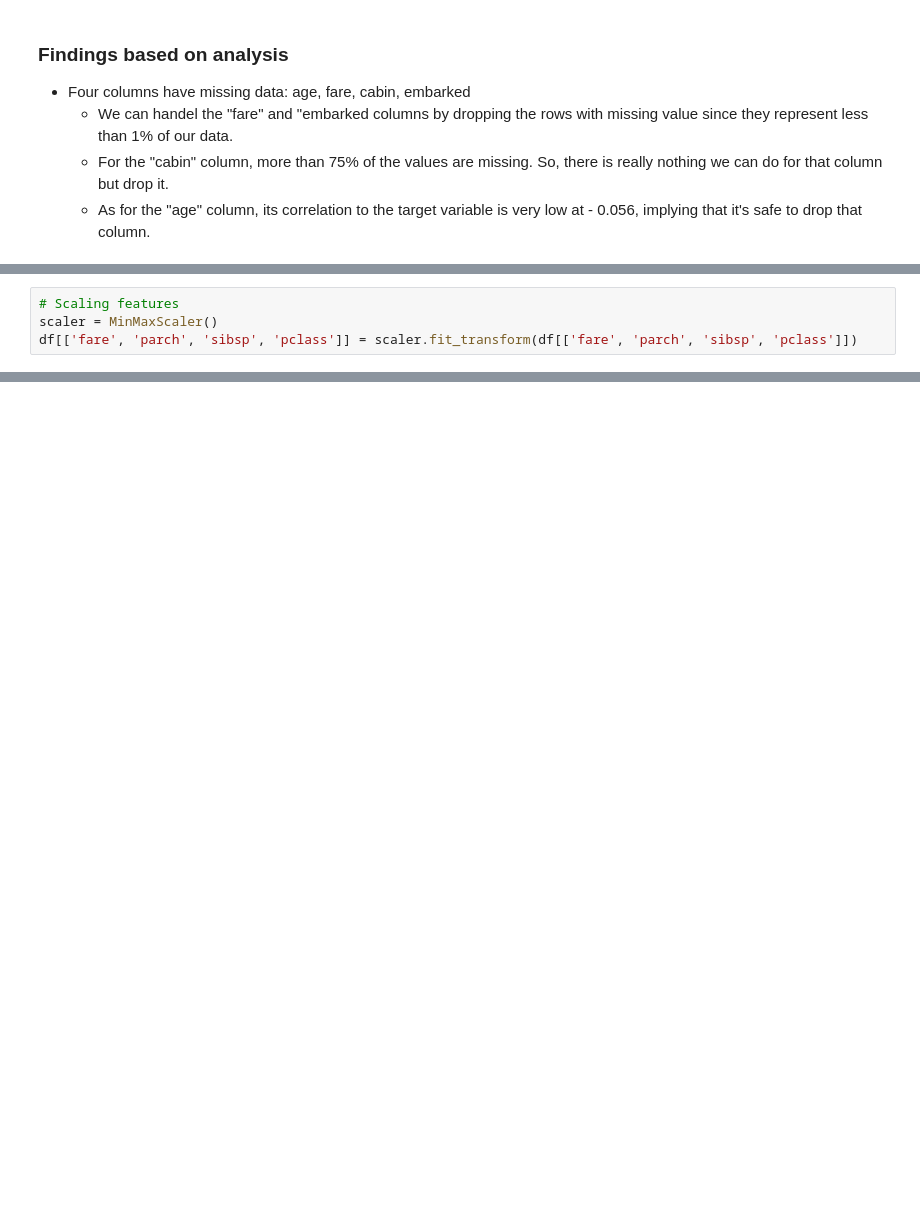
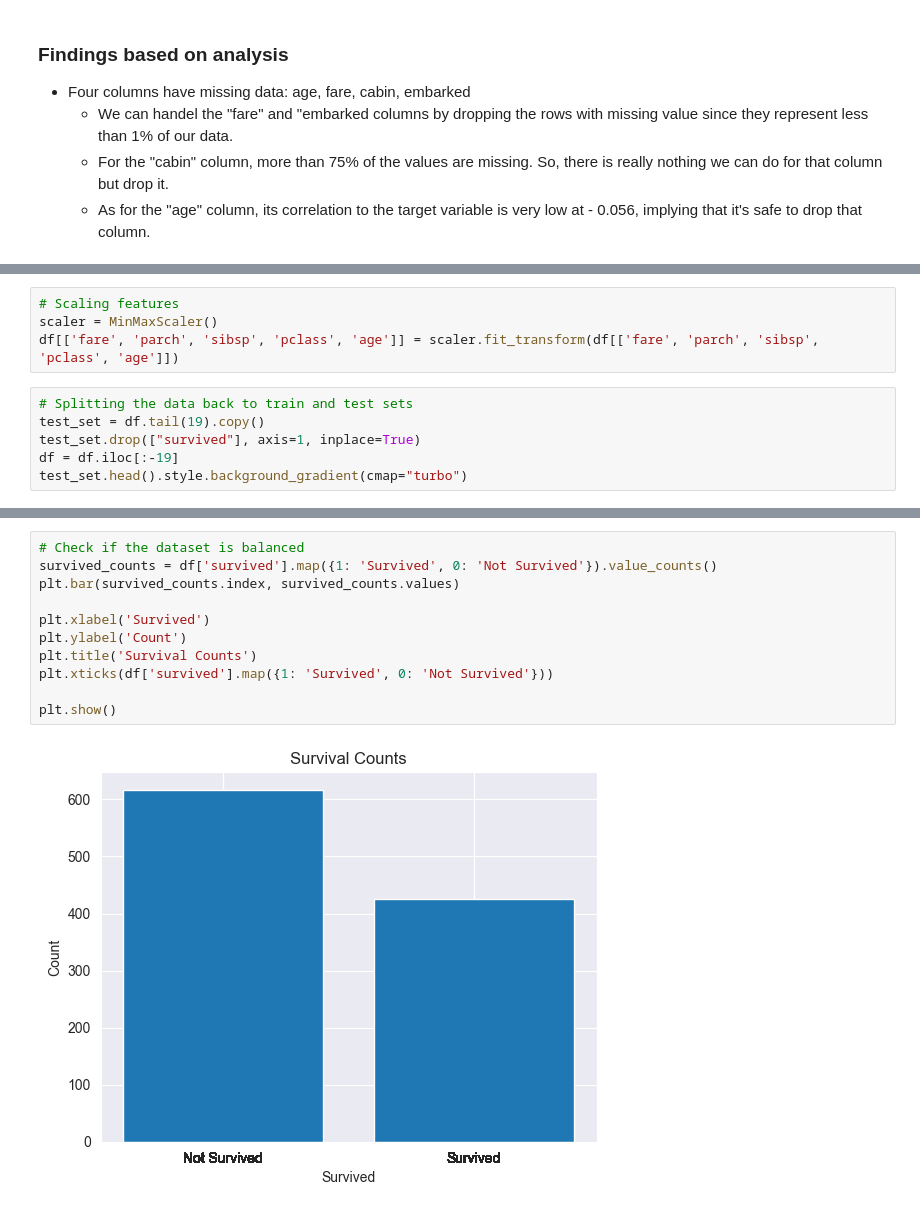
Before and after one commit to faresmohamed260/School-Work, a Jupyter notebook: Machine Learning/Final Project/Passengers survival status.ipynb, the cells around one changed output, grey strips where cells are left out. Saved outputs shown, nothing was run; the diff lists cells and outputs as text; blank space fills up the shorter version.

```diff
--- a/Machine Learning/Final Project/Passengers survival status.ipynb
+++ b/Machine Learning/Final Project/Passengers survival status.ipynb
@@ -154,4 +173,10 @@ plt.show()
 # %%
 # Scaling features
 scaler = MinMaxScaler()
-df[['fare', 'parch', 'sibsp', 'pclass']] = scaler.fit_transform(df[['fare', 'parch', 'sibsp', 'pclass']])
+df[['fare', 'parch', 'sibsp', 'pclass', 'age']] = scaler.fit_transform(df[['fare', 'parch', 'sibsp', 'pclass', 'age']])
+# %%
+# Splitting the data back to train and test sets
+test_set = df.tail(19).copy()
+test_set.drop(["survived"], axis=1, inplace=True)
+df = df.iloc[:-19]
+test_set.head().style.background_gradient(cmap="turbo")
@@ -157,0 +213,13 @@ df[['fare', 'parch', 'sibsp', 'pclass']] = scaler.fit_transform(df[['fare', 'par
+# %%
+# Check if the dataset is balanced
+survived_counts = df['survived'].map({1: 'Survived', 0: 'Not Survived'}).value_counts()
+plt.bar(survived_counts.index, survived_counts.values)
+
+plt.xlabel('Survived')
+plt.ylabel('Count')
+plt.title('Survival Counts')
+plt.xticks(df['survived'].map({1: 'Survived', 0: 'Not Survived'}))
+
+plt.show()
+# %% [output]
+[figure, added]
```
Also changed, not shown: parts of 17 cells of this notebook.
